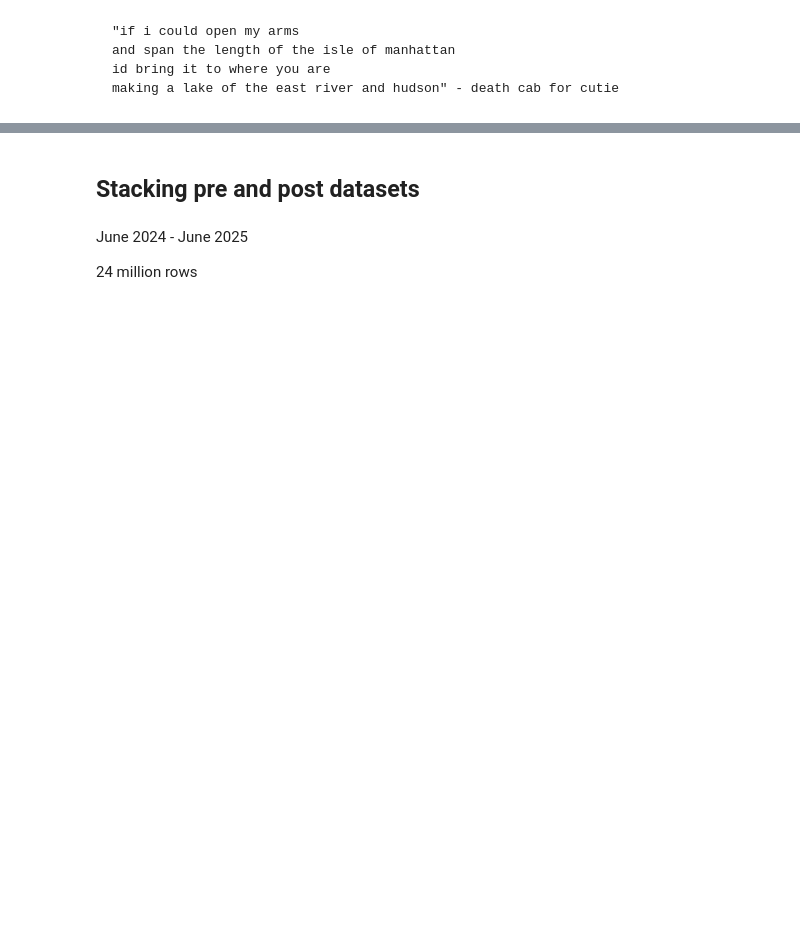
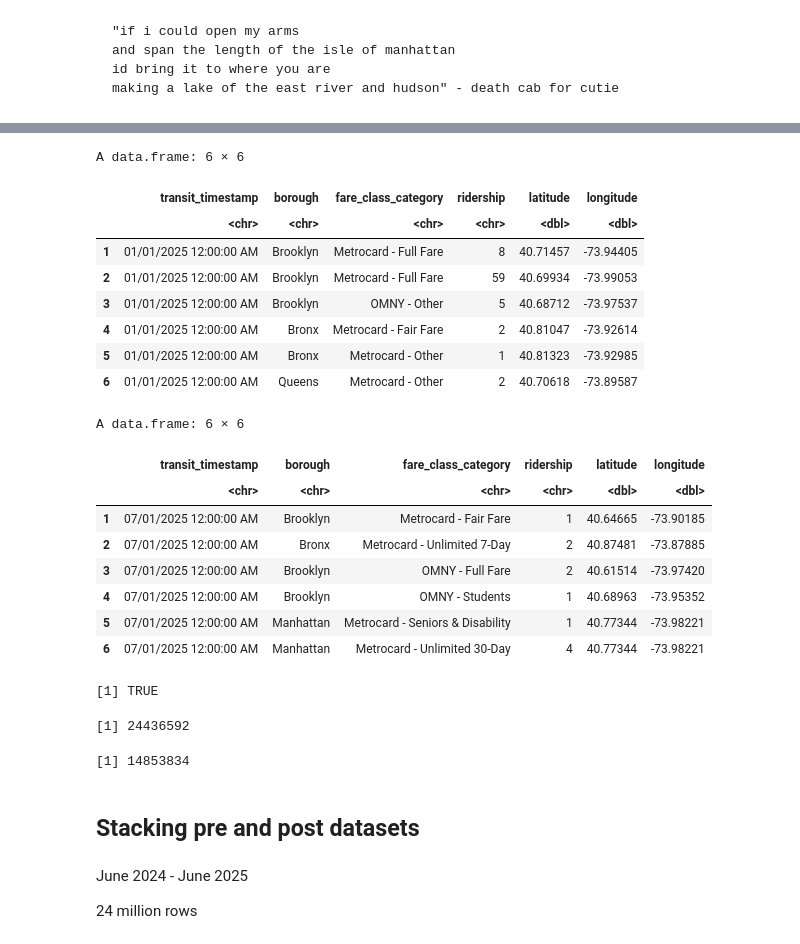
Before and after one commit to lily-harper/statsproject, a Jupyter notebook: 1_data.ipynb, the cells around one changed output, grey strips where cells are left out. Cells and saved outputs as stored; diff of their text form; code cells hidden in the pictures; blank space fills up the shorter version.

```diff
--- a/1_data.ipynb
+++ b/1_data.ipynb
@@ -83,5 +54,6 @@ January 1, 2025 - June 1st, 2025
 # %%
-subway_post_df = read.csv("/Users/Local/statsproject/data/ignore/MTA_Jan2025_Subway_Hourly.csv")
-subway_post_df$time = 1
+subway_post_df_jan = read.csv("data/ignore/MTA_Jan2025_Subway_Hourly.csv")
 
-head(subway_post_df)
+subway_post_df_jul = read.csv("data/ignore/MTA_Jul2025_Subway_Hourly.csv")
+
+subway_post_df_jan |> select(-transit_mode) -> subway_post_df_jan
@@ -98,3 +62,40 @@ A data.frame: 6 × 11
+# %%
+head(subway_post_df_jan)
+head(subway_post_df_jul)
+# %% [output]
+A data.frame: 6 × 6
+|  | transit_timestamp | borough | fare_class_category | ridership | latitude | longitude |
+|  | <chr> | <chr> | <chr> | <chr> | <dbl> | <dbl> |
+| 1 | 01/01/2025 12:00:00 AM | Brooklyn | Metrocard - Full Fare | 8 | 40.71457 | -73.94405 |
+| 2 | 01/01/2025 12:00:00 AM | Brooklyn | Metrocard - Full Fare | 59 | 40.69934 | -73.99053 |
+| 3 | 01/01/2025 12:00:00 AM | Brooklyn | OMNY - Other | 5 | 40.68712 | -73.97537 |
+| 4 | 01/01/2025 12:00:00 AM | Bronx | Metrocard - Fair Fare | 2 | 40.81047 | -73.92614 |
+| 5 | 01/01/2025 12:00:00 AM | Bronx | Metrocard - Other | 1 | 40.81323 | -73.92985 |
+| 6 | 01/01/2025 12:00:00 AM | Queens | Metrocard - Other | 2 | 40.70618 | -73.89587 |
+A data.frame: 6 × 6
+|  | transit_timestamp | borough | fare_class_category | ridership | latitude | longitude |
+|  | <chr> | <chr> | <chr> | <chr> | <dbl> | <dbl> |
+| 1 | 07/01/2025 12:00:00 AM | Brooklyn | Metrocard - Fair Fare | 1 | 40.64665 | -73.90185 |
+| 2 | 07/01/2025 12:00:00 AM | Bronx | Metrocard - Unlimited 7-Day | 2 | 40.87481 | -73.87885 |
+| 3 | 07/01/2025 12:00:00 AM | Brooklyn | OMNY - Full Fare | 2 | 40.61514 | -73.97420 |
+| 4 | 07/01/2025 12:00:00 AM | Brooklyn | OMNY - Students | 1 | 40.68963 | -73.95352 |
+| 5 | 07/01/2025 12:00:00 AM | Manhattan | Metrocard - Seniors & Disability | 1 | 40.77344 | -73.98221 |
+| 6 | 07/01/2025 12:00:00 AM | Manhattan | Metrocard - Unlimited 30-Day | 4 | 40.77344 | -73.98221 |
+# %%
+subway_post_df = rbind(subway_post_df_jan,
+                      subway_post_df_jul)
+
+subway_post_df$time = 1
+
+nrow(subway_post_df) == (nrow(subway_post_df_jan) + nrow(subway_post_df_jul))
+# %% [output]
+[1] TRUE
+# %%
+nrow(subway_post_df)
+nrow(subway_pre_df)
+# %% [output]
+[1] 24436592
+[1] 14853834
 # %% [markdown]
 ## Stacking pre and post datasets
 # %% [markdown]
```
Also changed, not shown: parts of 51 cells of this notebook, 9 other files.
